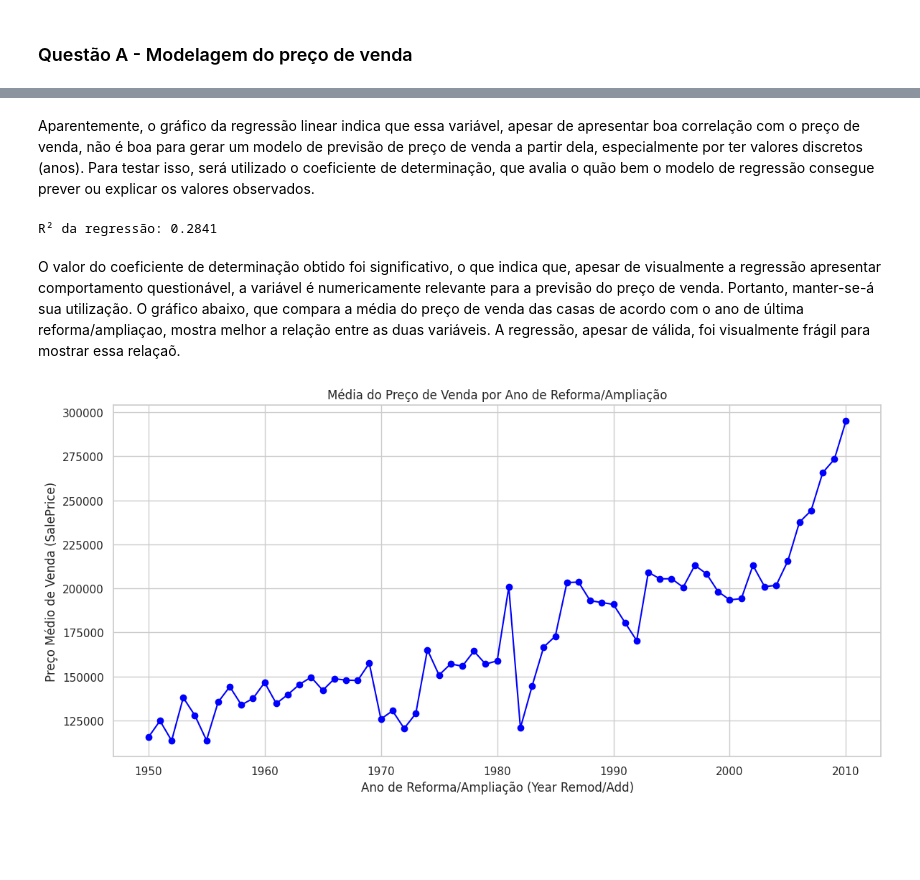
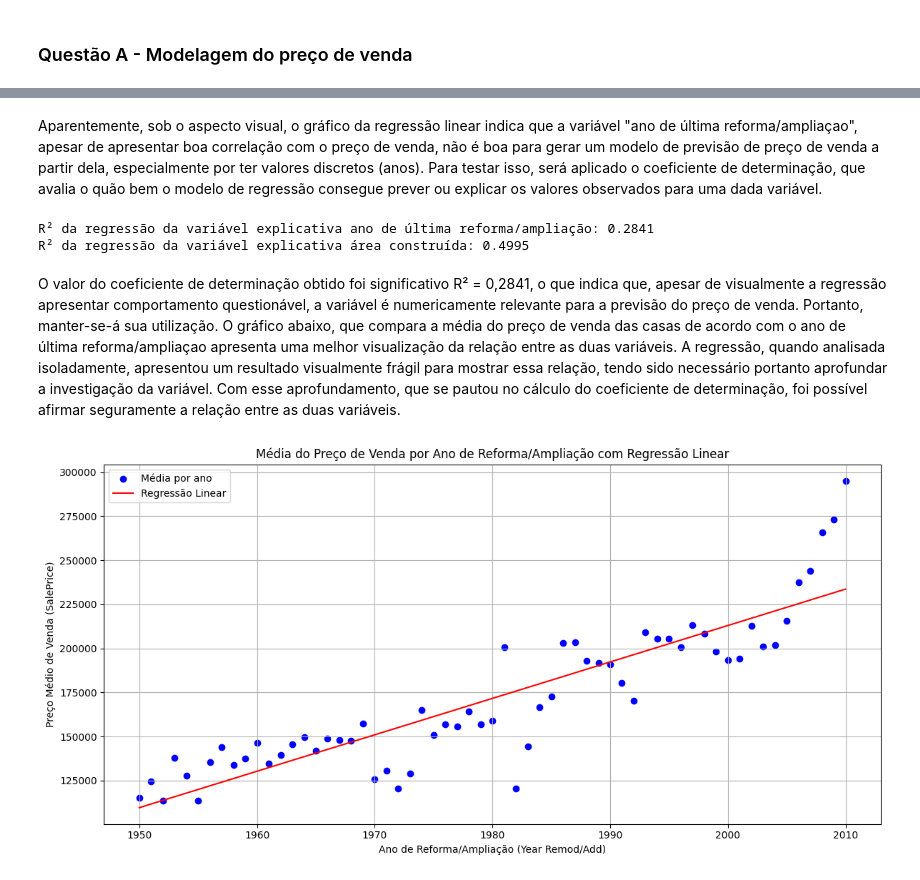
Before and after one commit to gustavo-plc/PyStatistics, a Jupyter notebook: AEDI_T4.ipynb, the cells around one changed output, grey strips where cells are left out. Saved outputs shown, nothing was run; the diff lists cells and outputs as text; code cells hidden in the pictures; blank space fills up the shorter version.

```diff
--- a/AEDI_T4.ipynb
+++ b/AEDI_T4.ipynb
@@ -130,25 +133,39 @@ Coeficiente angular (Ano de última reforma/ampliação): 2041.08
 # %% [markdown]
-Aparentemente, o gráfico da regressão linear indica que essa variável, apesar de apresentar boa correlação com o preço de venda, não é boa para gerar um modelo de previsão de preço de venda a partir dela, especialmente por ter valores discretos (anos). Para testar isso, será utilizado o coeficiente de determinação, que avalia o quão bem o modelo de regressão consegue prever ou explicar os valores observados.
+Aparentemente, sob o aspecto visual, o gráfico da regressão linear indica que a variável "ano de última reforma/ampliaçao", apesar de apresentar boa correlação com o preço de venda, não é boa para gerar um modelo de previsão de preço de venda a partir dela, especialmente por ter valores discretos (anos). Para testar isso, será aplicado o coeficiente de determinação, que avalia o quão bem o modelo de regressão consegue prever ou explicar os valores observados para uma dada variável.
 # %%
 from sklearn.linear_model import LinearRegression
 
-print(f"R² da regressão: {r22:.4f}")
+print(f"R² da regressão da variável explicativa ano de última reforma/ampliação: {r22:.4f}")
+
+print(f"R² da regressão da variável explicativa área construída: {r2:.4f}")
 # %% [output]
-R² da regressão: 0.2841
+R² da regressão da variável explicativa ano de última reforma/ampliação: 0.2841
+R² da regressão da variável explicativa área construída: 0.4995
 # %% [markdown]
-O valor do coeficiente de determinação obtido foi significativo, o que indica que, apesar de visualmente a regressão apresentar comportamento questionável, a variável é numericamente relevante para a previsão do preço de venda. Portanto, manter-se-á sua utilização. O gráfico abaixo, que compara a média do preço de venda das casas de acordo com o ano de última reforma/ampliaçao, mostra melhor a relação entre as duas variáveis. A regressão, apesar de válida, foi visualmente frágil para mostrar essa relaçaõ.
+O valor do coeficiente de determinação obtido foi significativo R² = 0,2841, o que indica que, apesar de visualmente a regressão apresentar comportamento questionável, a variável é numericamente relevante para a previsão do preço de venda. Portanto, manter-se-á sua utilização. O gráfico abaixo, que compara a média do preço de venda das casas de acordo com o ano de última reforma/ampliaçao apresenta uma melhor visualização da relação entre as duas variáveis. A regressão, quando analisada isoladamente, apresentou um resultado visualmente frágil para mostrar essa relação, tendo sido necessário portanto aprofundar a investigação da variável. Com esse aprofundamento, que se pautou no cálculo do coeficiente de determinação, foi possível afirmar seguramente a relação entre as duas variáveis.
 # %%
-# Agrupar por ano de reforma e calcular a média do preço de venda
+# Agrupar por ano e calcular a média
 media_por_ano = df.groupby('Year Remod/Add')['SalePrice'].mean().reset_index()
 
-# Plotar a linha de tendência
+# Valores para regressão
+X3 = media_por_ano['Year Remod/Add'].values.reshape(-1, 1)
+y3 = media_por_ano['SalePrice'].values
+
+# Regressão linear
+model3 = LinearRegression()
+model3.fit(X3, y3)
+y_pred3 = model3.predict(X3)
+
+# Plotar pontos e regressão
 plt.figure(figsize=(12, 6))
-plt.plot(media_por_ano['Year Remod/Add'], media_por_ano['SalePrice'], marker='o', color='blue')
-plt.title('Média do Preço de Venda por Ano de Reforma/Ampliação')
+plt.scatter(media_por_ano['Year Remod/Add'], media_por_ano['SalePrice'], color='blue', label='Média por ano')
+plt.plot(media_por_ano['Year Remod/Add'], y_pred3, color='red', label='Regressão Linear')
+plt.title('Média do Preço de Venda por Ano de Reforma/Ampliação com Regressão Linear')
 plt.xlabel('Ano de Reforma/Ampliação (Year Remod/Add)')
 plt.ylabel('Preço Médio de Venda (SalePrice)')
+plt.legend()
 plt.grid(True)
 plt.tight_layout()
 plt.show()
 # %% [output]
-[figure, old version]
+[figure, new version]
```
Also changed, not shown: parts of 19 cells of this notebook.
